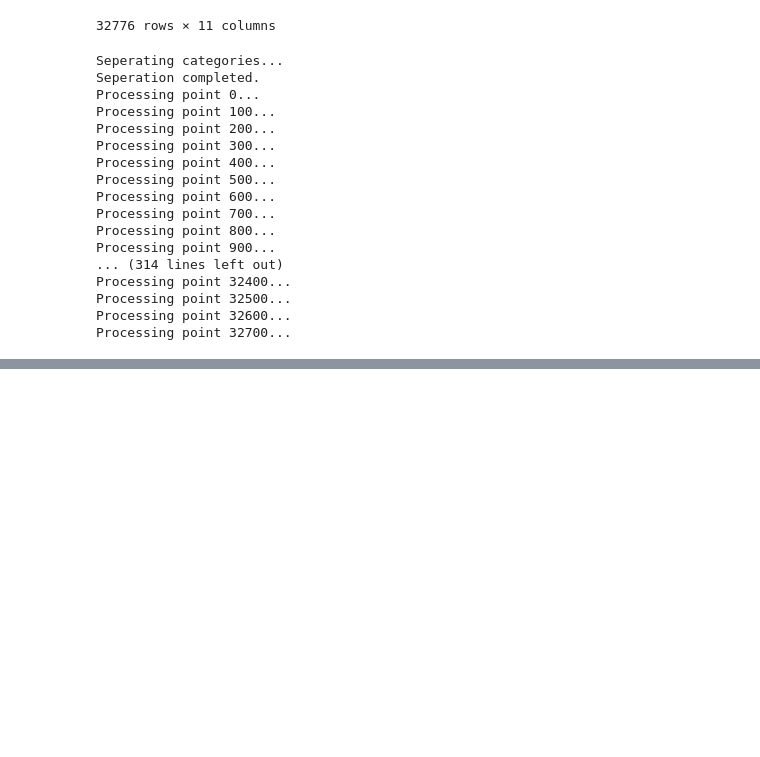
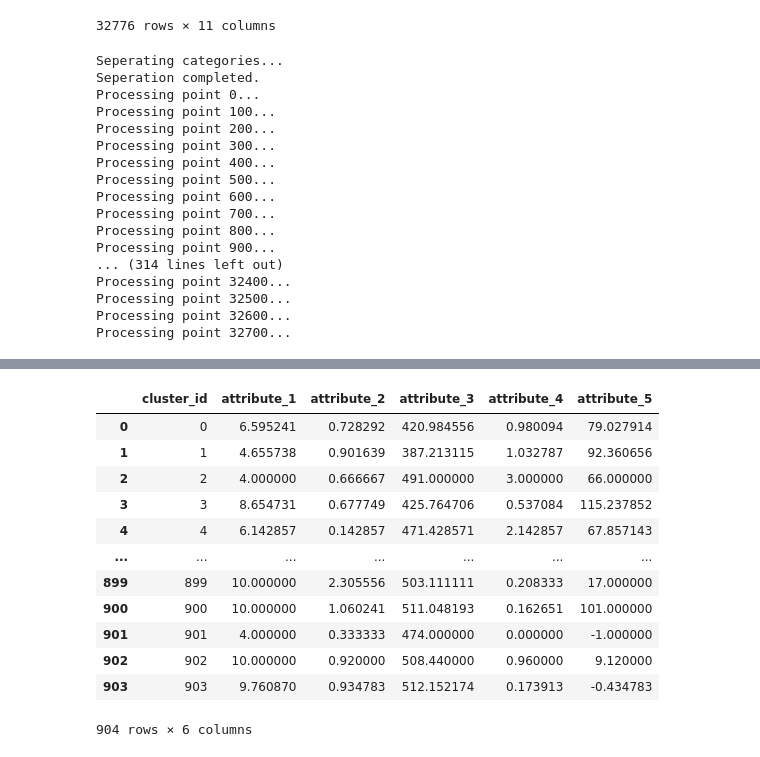
Before and after one commit to anildervis/YZV311_2425_150210307_150220344, a Jupyter notebook: product.ipynb, the cells around one changed output, grey strips where cells are left out. Cells and saved outputs as stored; diff of their text form; code cells hidden in the pictures; blank space fills up the shorter version.

```diff
--- a/product.ipynb
+++ b/product.ipynb
@@ -350,3 +318,0 @@ display(cluster_1_elements)
-# %%
-dbscan_model = DBSCAN(rate=0.7, min_samples=2)
-dbscan_model.fit(product_catalog['combined_categories'])
@@ -377,0 +328,2 @@ The number of distinct clusters is: 2735
+# %%
+product_catalog['cluster'] = product_catalog['combined_cluster']
@@ -377,0 +375,28 @@ The number of distinct clusters is: 2735
+# %%
+from scipy.spatial.distance import euclidean
+
+# Function to find the most similar cluster based on statistics
+def find_most_similar_cluster(stats, target_stats):
+    min_distance = float('inf')
+    most_similar_cluster = None
+    for cluster, cluster_stats in stats.iterrows():
+        if cluster == -1:
+            continue
+        distance = euclidean(target_stats, cluster_stats)
+        if distance < min_distance:
+            min_distance = distance
+            most_similar_cluster = cluster
+    return most_similar_cluster
+
+# Get the statistics for each cluster
+product_stats = product_catalog[['attribute_1', 'attribute_2', 'attribute_3', 'attribute_4', 'attribute_5', 'cluster']]
+cluster_stats = product_stats.groupby('cluster').mean()
+
+# Iterate over each product in the cluster labeled as -1
+for idx, row in product_catalog[product_catalog['cluster'] == -1].iterrows():
+    target_stats = row[['attribute_1', 'attribute_2', 'attribute_3', 'attribute_4', 'attribute_5']]
+    most_similar_cluster = find_most_similar_cluster(cluster_stats, target_stats)
+    product_catalog.at[idx, 'cluster'] = most_similar_cluster
+
+# Display the updated DataFrame
+display(product_catalog)
@@ -406 +419,27 @@ display(product_catalog)
+# %%
+# Group by the 'cluster' column and calculate the mean of each attribute
+cluster_means = product_catalog[['cluster', 'attribute_1', 'attribute_2', 'attribute_3', 'attribute_4', 'attribute_5']].groupby('cluster').mean().reset_index()
+
+# Select the relevant columns
+cluster_means = cluster_means[['cluster', 'attribute_1', 'attribute_2', 'attribute_3', 'attribute_4', 'attribute_5']]
+
+# Rename the 'cluster' column to 'cluster_id'
+cluster_means.rename(columns={'cluster': 'cluster_id'}, inplace=True)
+
+# Display the new DataFrame
+display(cluster_means)
+# %% [output]
+|  | cluster_id | attribute_1 | attribute_2 | attribute_3 | attribute_4 | attribute_5 |
+| 0 | 0 | 6.595241 | 0.728292 | 420.984556 | 0.980094 | 79.027914 |
+| 1 | 1 | 4.655738 | 0.901639 | 387.213115 | 1.032787 | 92.360656 |
+| 2 | 2 | 4.000000 | 0.666667 | 491.000000 | 3.000000 | 66.000000 |
+| 3 | 3 | 8.654731 | 0.677749 | 425.764706 | 0.537084 | 115.237852 |
+| 4 | 4 | 6.142857 | 0.142857 | 471.428571 | 2.142857 | 67.857143 |
+| ... | ... | ... | ... | ... | ... | ... |
+| 899 | 899 | 10.000000 | 2.305556 | 503.111111 | 0.208333 | 17.000000 |
+| 900 | 900 | 10.000000 | 1.060241 | 511.048193 | 0.162651 | 101.000000 |
+| 901 | 901 | 4.000000 | 0.333333 | 474.000000 | 0.000000 | -1.000000 |
+| 902 | 902 | 10.000000 | 0.920000 | 508.440000 | 0.960000 | 9.120000 |
+| 903 | 903 | 9.760870 | 0.934783 | 512.152174 | 0.173913 | -0.434783 |
+904 rows × 6 columns
 # %%
```
Also changed, not shown: parts of 24 cells of this notebook.
